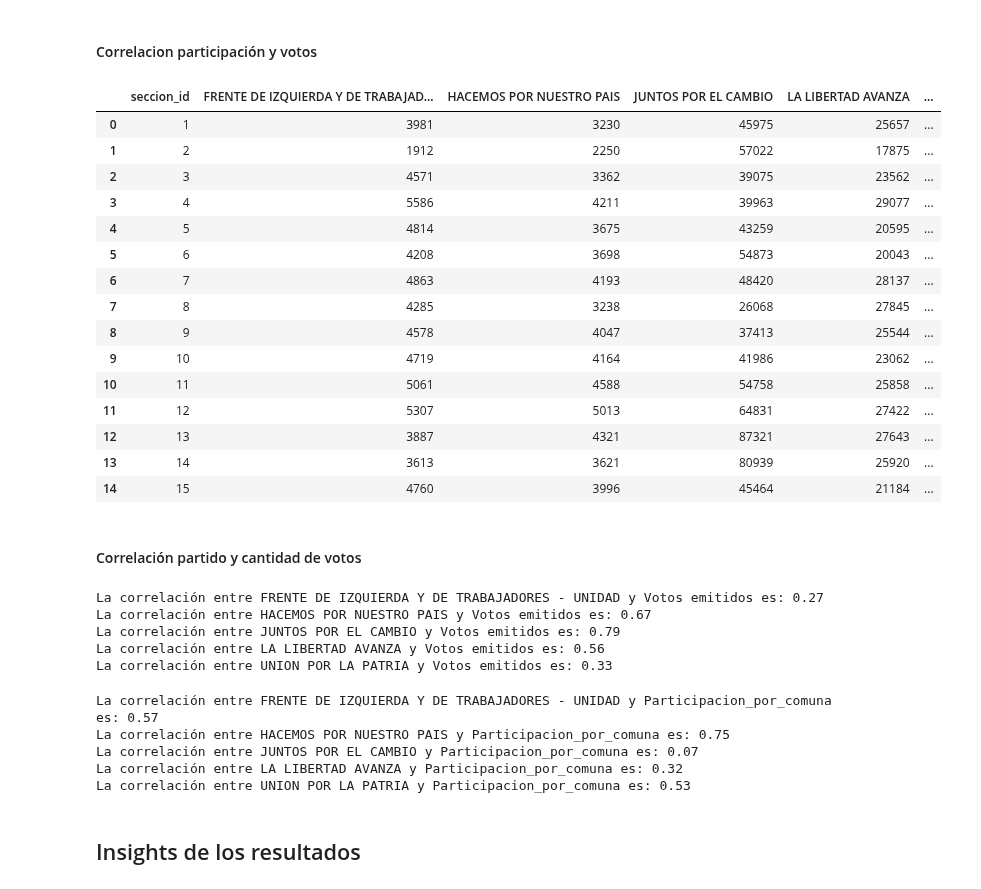
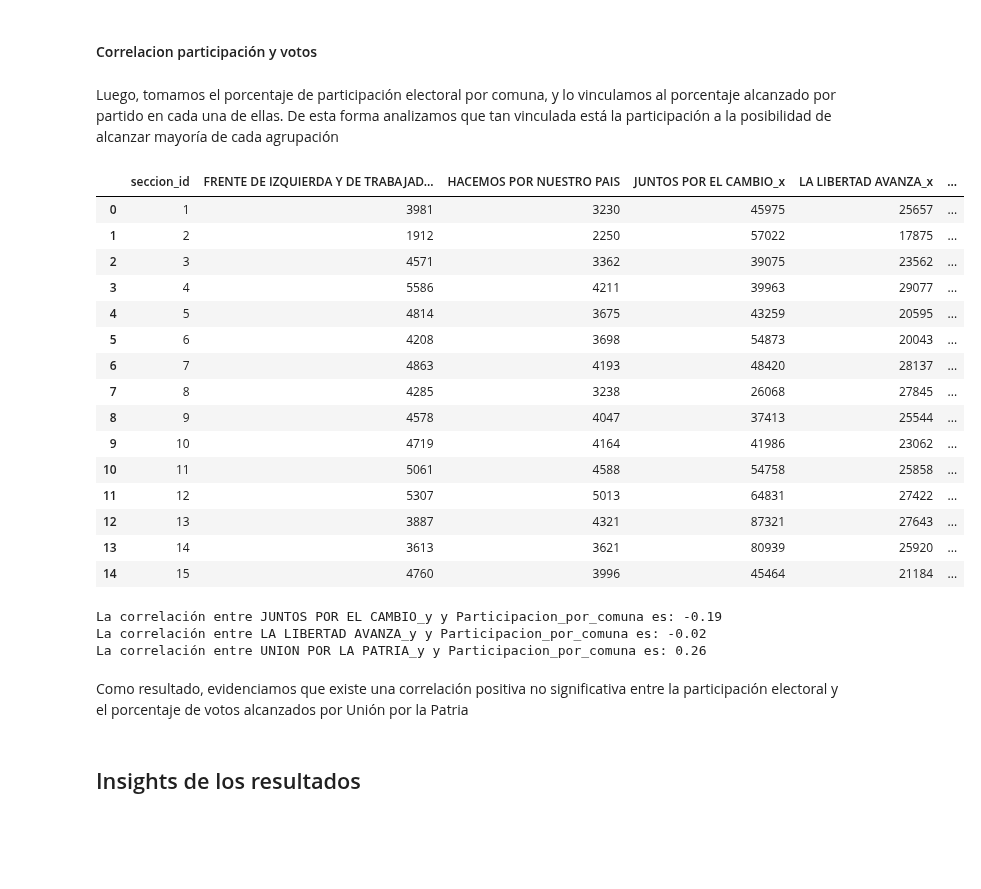
Before and after one commit to nicolasfaccini/Analisis-Elecciones-Generales-2023-Python, a Jupyter notebook: Informe_copy.ipynb, the cells around one changed output. Cells and saved outputs as stored; diff of their text form; code cells hidden in the pictures; blank space fills up the shorter version.

```diff
--- a/Informe_copy.ipynb
+++ b/Informe_copy.ipynb
@@ -151,0 +106,12 @@ See the caveats in the documentation: https://pandas.pydata.org/pandas-docs/stab
+# %%
+df_resultados_caba['seccion_id'] = df_resultados_caba['seccion_id'].astype(int)
+df_caba['COMUNA'] = df_caba['COMUNA'].astype(int)
+df_combinado = pd.merge(df_resultados_caba, df_caba, left_on='seccion_id', right_on='COMUNA', how='left')
+df_combinado.head().T
+
+
+df_presidente = df_combinado[df_combinado['cargo_nombre'] == 'PRESIDENTE Y VICE']
+nuevo_df = df_presidente[['mesa_id', 'cargo_nombre', 'circuito_id','votos_cantidad', 'COMUNA', 'agrupacion_id', 'agrupacion_nombre']]
+df_analisis = nuevo_df.drop_duplicates()
+df_analisis = df_analisis.reset_index(drop=True)
+df_analisis.head()
@@ -187,0 +184,3 @@ plt.show()
+# %%
+df_resultadosCaba2 = pd.DataFrame(df_resultadosCaba2.sort_values('Participacion_por_comuna', ascending=False))
+df_resultadosCaba2
@@ -187,0 +206,22 @@ plt.show()
+# %%
+df_agrupado = df_resultadosCaba[df_resultadosCaba['agrupacion_nombre'].isin(["UNION POR LA PATRIA", "LA LIBERTAD AVANZA", "JUNTOS POR EL CAMBIO"])]
+df_agrupado = df_agrupado.groupby(['seccion_id', 'agrupacion_nombre'])['votos_cantidad'].sum().unstack().fillna(0)
+
+# Convertir los votos a porcentajes
+df_agrupado_porcentual = df_agrupado.div(df_agrupado.sum(axis=1), axis=0) * 100
+
+# Colores personalizados para cada fuerza política
+colores = ["yellow", "violet", "blue"]
+
+# Creación del gráfico de barras con colores específicos
+df_agrupado_porcentual.plot(kind='bar', figsize=(15, 8), color=colores)
+
+# Añadir títulos y etiquetas
+plt.title('Porcentaje de Votos por Comuna para cada Fuerza Política en CABA - Elecciones 2023')
+plt.xlabel('Comuna')
+plt.ylabel('Porcentaje de Votos')
+plt.xticks(rotation=45)
+plt.legend(title='Fuerza Política')
+
+# Mostrar el gráfico
+plt.show()
@@ -187,0 +235,3 @@ plt.show()
+# %%
+df_agrupado_porcentual = df_agrupado_porcentual.round(2)
+df_agrupado_porcentual.sort_values('LA LIBERTAD AVANZA', ascending=False)
@@ -393,11 +517,16 @@ Cantidad de votantes en CABA: 2497035.0
 ### Teniendo la participación total, ahora revisamos la participación por comuna
 # %% [markdown]
 #### Correlacion participación y votos
+# %% [markdown]
+Luego, tomamos el porcentaje de participación electoral por comuna, y lo vinculamos al porcentaje alcanzado por partido en cada una de ellas. De esta forma analizamos que tan vinculada está la participación a la posibilidad de alcanzar mayoría de cada agrupación
 # %%
+tabla_votos_porcentuales = pd.DataFrame(df_agrupado_porcentual).reset_index()
+tabla_votos_porcentuales
 df_total2 = pd.merge(df_total, df_resultadosCaba2, left_on='seccion_id', right_on='COMUNA', how='left')
+df_total2 = pd.merge(df_total2, tabla_votos_porcentuales, left_on='seccion_id', right_on='seccion_id', how='left')
 df_total2
 # %% [output]
-|  | seccion_id | FRENTE DE IZQUIERDA Y DE TRABAJAD... | HACEMOS POR NUESTRO PAIS | JUNTOS POR EL CAMBIO | LA LIBERTAD AVANZA | ... |
+|  | seccion_id | FRENTE DE IZQUIERDA Y DE TRABAJAD... | HACEMOS POR NUESTRO PAIS | JUNTOS POR EL CAMBIO_x | LA LIBERTAD AVANZA_x | ... |
 | 0 | 1 | 3981 | 3230 | 45975 | 25657 | ... |
 | 1 | 2 | 1912 | 2250 | 57022 | 17875 | ... |
 | 2 | 3 | 4571 | 3362 | 39075 | 23562 | ... |
@@ -413,32 +542,22 @@ df_total2
 | 12 | 13 | 3887 | 4321 | 87321 | 27643 | ... |
 | 13 | 14 | 3613 | 3621 | 80939 | 25920 | ... |
 | 14 | 15 | 4760 | 3996 | 45464 | 21184 | ... |
-# %% [markdown]
-#### Correlación partido y cantidad de votos
 # %%
 def calcular_correlaciones(df_total2, columna_votos='Votos emitidos'):
     # Filtrar solo las columnas numéricas para calcular correlaciones
-    columnas = ['FRENTE DE IZQUIERDA Y DE TRABAJADORES - UNIDAD', 'HACEMOS POR NUESTRO PAIS', 'JUNTOS POR EL CAMBIO', 'LA LIBERTAD AVANZA', 'UNION POR LA PATRIA']
+    columnas = ['JUNTOS POR EL CAMBIO_y', 'LA LIBERTAD AVANZA_y', 'UNION POR LA PATRIA_y']
 
     # Iterar sobre las columnas y calcular la correlación con 'cantidad de votos'
     for columna in columnas:
         correlacion = df_total2[columna].corr(df_total2[columna_votos], method='pearson')
         print(f"La correlación entre {columna} y {columna_votos} es: {correlacion.round(2)}")
 
-calcular_correlaciones(df_total2, )
+calcular_correlaciones(df_total2, 'Participacion_por_comuna')
 # %% [output]
-La correlación entre FRENTE DE IZQUIERDA Y DE TRABAJADORES - UNIDAD y Votos emitidos es: 0.27
-La correlación entre HACEMOS POR NUESTRO PAIS y Votos emitidos es: 0.67
-La correlación entre JUNTOS POR EL CAMBIO y Votos emitidos es: 0.79
-La correlación entre LA LIBERTAD AVANZA y Votos emitidos es: 0.56
-La correlación entre UNION POR LA PATRIA y Votos emitidos es: 0.33
+La correlación entre JUNTOS POR EL CAMBIO_y y Participacion_por_comuna es: -0.19
+La correlación entre LA LIBERTAD AVANZA_y y Participacion_por_comuna es: -0.02
+La correlación entre UNION POR LA PATRIA_y y Participacion_por_comuna es: 0.26
-# %%
-calcular_correlaciones(df_total2, 'Participacion_por_comuna')
-# %% [output]
-La correlación entre FRENTE DE IZQUIERDA Y DE TRABAJADORES - UNIDAD y Participacion_por_comuna es: 0.57
-La correlación entre HACEMOS POR NUESTRO PAIS y Participacion_por_comuna es: 0.75
-La correlación entre JUNTOS POR EL CAMBIO y Participacion_por_comuna es: 0.07
-La correlación entre LA LIBERTAD AVANZA y Participacion_por_comuna es: 0.32
-La correlación entre UNION POR LA PATRIA y Participacion_por_comuna es: 0.53
+# %% [markdown]
+Como resultado, evidenciamos que existe una correlación positiva no significativa entre la participación electoral y el porcentaje de votos alcanzados por Unión por la Patria
 # %% [markdown]
 ## Insights de los resultados
```
Also changed, not shown: parts of 30 cells of this notebook.
